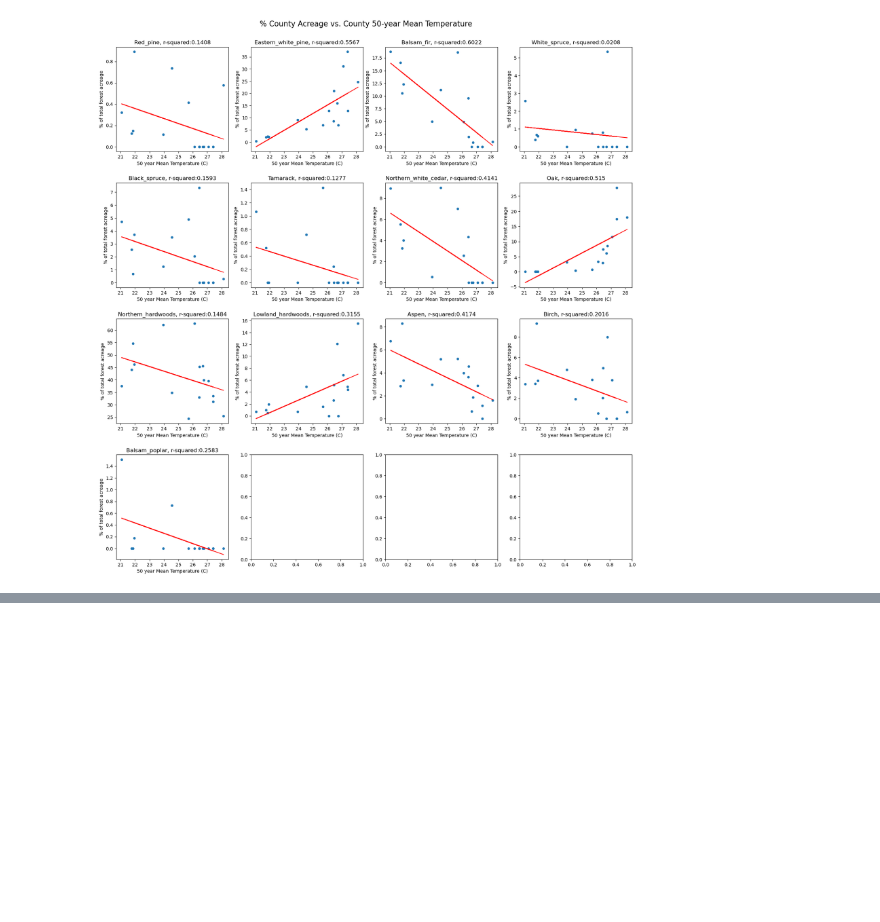
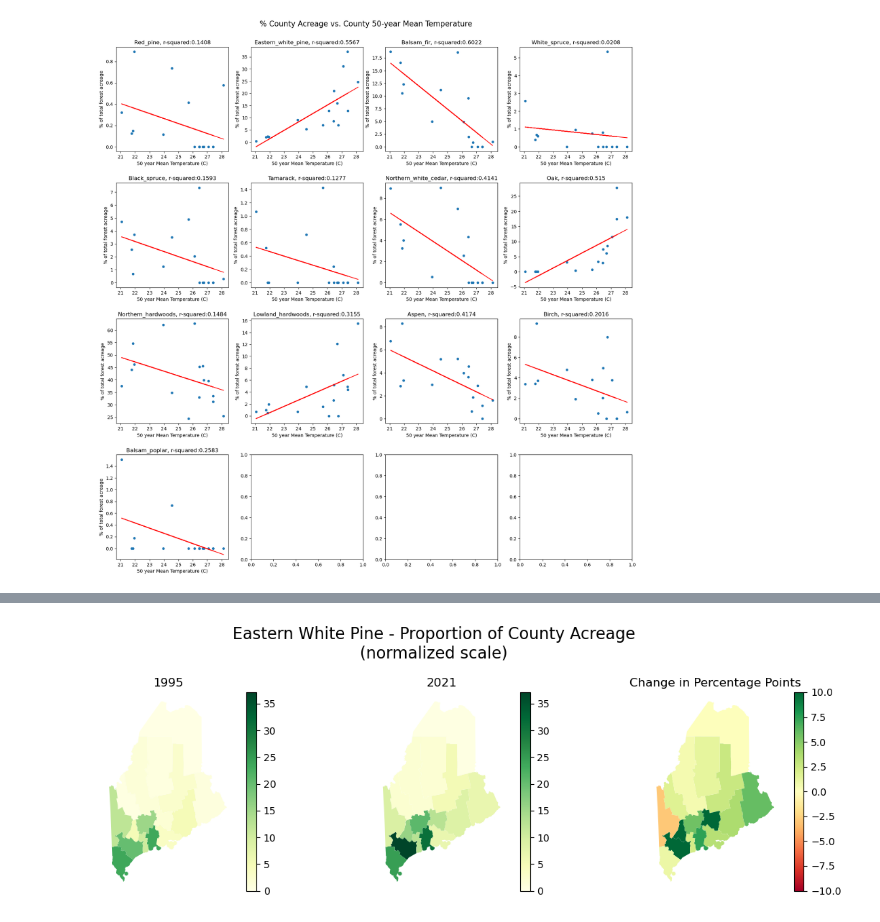
Before and after one commit to rosehanuy/maine-forest, a Jupyter notebook: maine.ipynb, the cells around one changed output, grey strips where cells are left out. Cells and saved outputs as stored; diff of their text form; code cells hidden in the pictures; blank space fills up the shorter version.

```diff
--- a/maine.ipynb
+++ b/maine.ipynb
@@ -144,0 +210,4 @@ for species, ax in zip(species,axs.ravel()):                             # loop
+# %%
+plot_tree_dist('Eastern White Pine')
+# %% [output]
+[figure, added]
```
Also changed, not shown: parts of 20 cells of this notebook, 1 other file.
